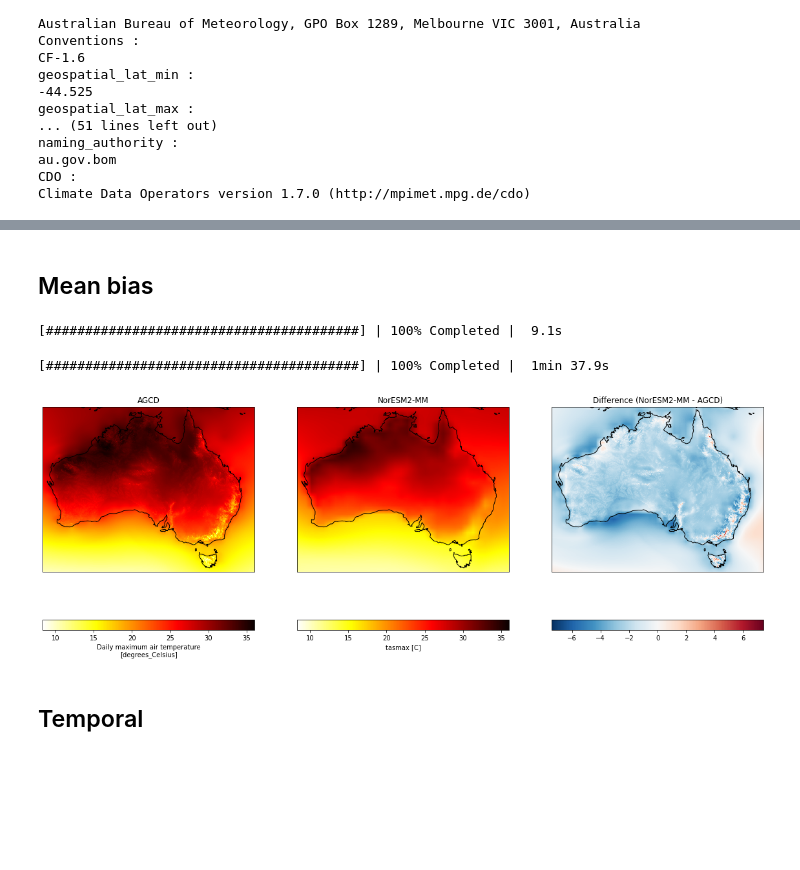
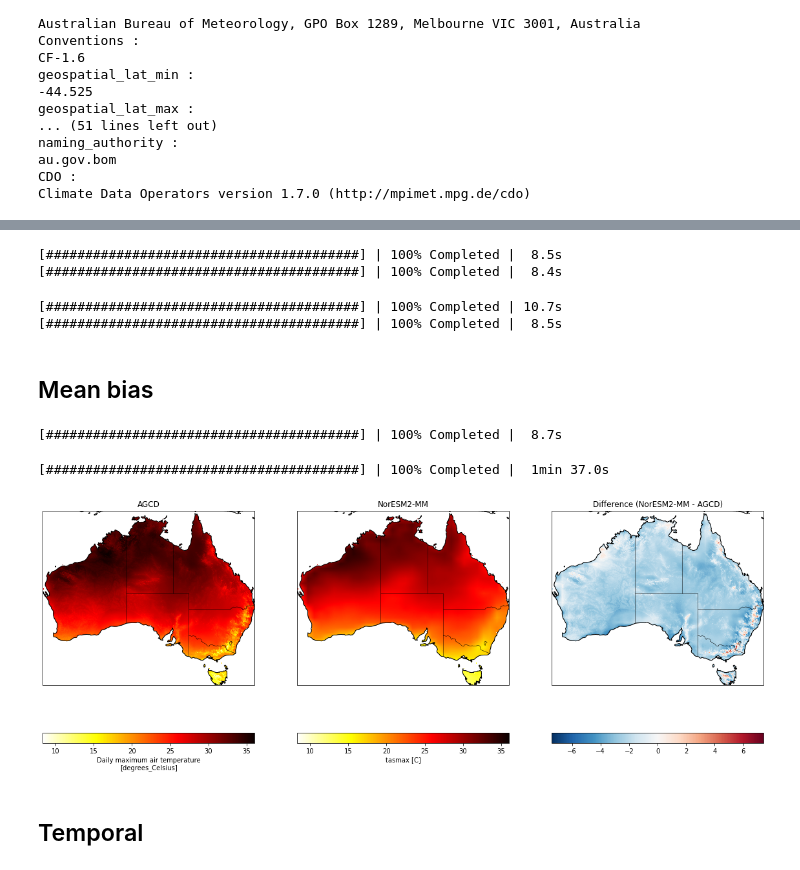
Before and after one commit to AusClimateService/model-evaluation, a Jupyter notebook: evaluation.ipynb, the cells around one changed output, grey strips where cells are left out. Saved outputs shown, nothing was run; the diff lists cells and outputs as text; code cells hidden in the pictures; blank space fills up the shorter version.

```diff
--- a/evaluation.ipynb
+++ b/evaluation.ipynb
@@ -12,3 +16,6 @@ dask.diagnostics.ProgressBar().register()
 # %%
 start_date = '1995-01-01'
 end_date = '2014-12-31'
+# %%
+aus_shape = gp.read_file('/g/data/xv83/dbi599/shapefiles/australia/australia.shp')
+aus_shape
@@ -132 +141,3 @@ agcd_seasonal_clim = agcd_ds.groupby('time.season').mean('time', keep_attrs=True
 agcd_monthly_clim = agcd_ds.groupby('time.month').mean('time', keep_attrs=True)
+# %%
+agcd_annual_clim = spatial_selection.select_shapefile_regions(agcd_annual_clim, aus_shape)
@@ -138,27 +164,37 @@ noresm_seasonal_clim = noresm_regridder(noresm_seasonal_clim)
 noresm_monthly_clim = noresm_regridder(noresm_monthly_clim)
+# %%
+noresm_annual_clim = spatial_selection.select_shapefile_regions(noresm_annual_clim, aus_shape)
+# %% [output]
+[########################################] | 100% Completed |  8.5s
+[########################################] | 100% Completed |  8.4s
+# %%
+noresm_monthly_clim = spatial_selection.select_shapefile_regions(noresm_monthly_clim, aus_shape)
+# %% [output]
+[########################################] | 100% Completed | 10.7s
+[########################################] | 100% Completed |  8.5s
 # %% [markdown]
 ## Mean bias
 # %%
 noresm_annual_clim = noresm_annual_clim.compute()
 # %% [output]
-[########################################] | 100% Completed |  9.1s
+[########################################] | 100% Completed |  8.7s
 # %%
 agcd_annual_clim = agcd_annual_clim.compute()
 # %% [output]
-[########################################] | 100% Completed |  1min 37.9s
+[########################################] | 100% Completed |  1min 37.0s
 # %%
 noresm_annual_clim['tasmax'] = noresm_annual_clim['tasmax'] - 273.13
 noresm_annual_clim['tasmax'].attrs['units'] = 'C'
 # %%
 fig = plt.figure(figsize=[20, 9])
 
-noresm_max = np.max(noresm_annual_clim['tasmax'].values)
-agcd_max = np.max(agcd_annual_clim['tmax'].values)
-vmax = np.max([noresm_max, agcd_max])
+noresm_max = np.nanmax(noresm_annual_clim['tasmax'].values)
+agcd_max = np.nanmax(agcd_annual_clim['tmax'].values)
+vmax = np.nanmax([noresm_max, agcd_max])
 
-noresm_min = np.min(noresm_annual_clim['tasmax'].values)
-agcd_min = np.min(agcd_annual_clim['tmax'].values)
-vmin = np.min([noresm_min, agcd_min])
+noresm_min = np.nanmin(noresm_annual_clim['tasmax'].values)
+agcd_min = np.nanmin(agcd_annual_clim['tmax'].values)
+vmin = np.nanmin([noresm_min, agcd_min])
 
 ax1 = fig.add_subplot(131, projection=ccrs.PlateCarree())
 agcd_annual_clim['tmax'].plot(
@@ -173,34 +209,37 @@ ax1.set_title('AGCD')
 
 ax2 = fig.add_subplot(132, projection=ccrs.PlateCarree())
 noresm_annual_clim['tasmax'].plot(
     ax=ax2,
     transform=ccrs.PlateCarree(),
     cmap='hot_r',
     vmax=vmax,
     vmin=vmin,
     cbar_kwargs = {'orientation': 'horizontal'}
 )
 ax2.set_title('NorESM2-MM')
 
 diff = noresm_annual_clim['tasmax'] - agcd_annual_clim['tmax']
 ax3 = fig.add_subplot(133, projection=ccrs.PlateCarree())
 diff.plot(
     ax=ax3,
     transform=ccrs.PlateCarree(),
 #    cmap='hot_r',
 #    vmax=vmax,
 #    vmin=vmin,
     cbar_kwargs = {'orientation': 'horizontal'}
 )
 ax3.set_title('Difference (NorESM2-MM - AGCD)')
 
 for ax in [ax1, ax2, ax3]:
+    #ax.add_geometries(aus_shape.geometry, ccrs.PlateCarree(), facecolor='none', edgecolor='black')
     ax.coastlines()
+    ax.add_feature(cartopy.feature.STATES, linewidth=0.3)
+    #ax.spines['top'].set_visible(False)
 
 #plt.suptitle(title)
 plt.show()
 # %% [output]
-[figure, old version]
+[figure, new version]
 # %% [markdown]
 ## Temporal
 # %%
```
Also changed, not shown: parts of 10 cells of this notebook, 3 other files.
